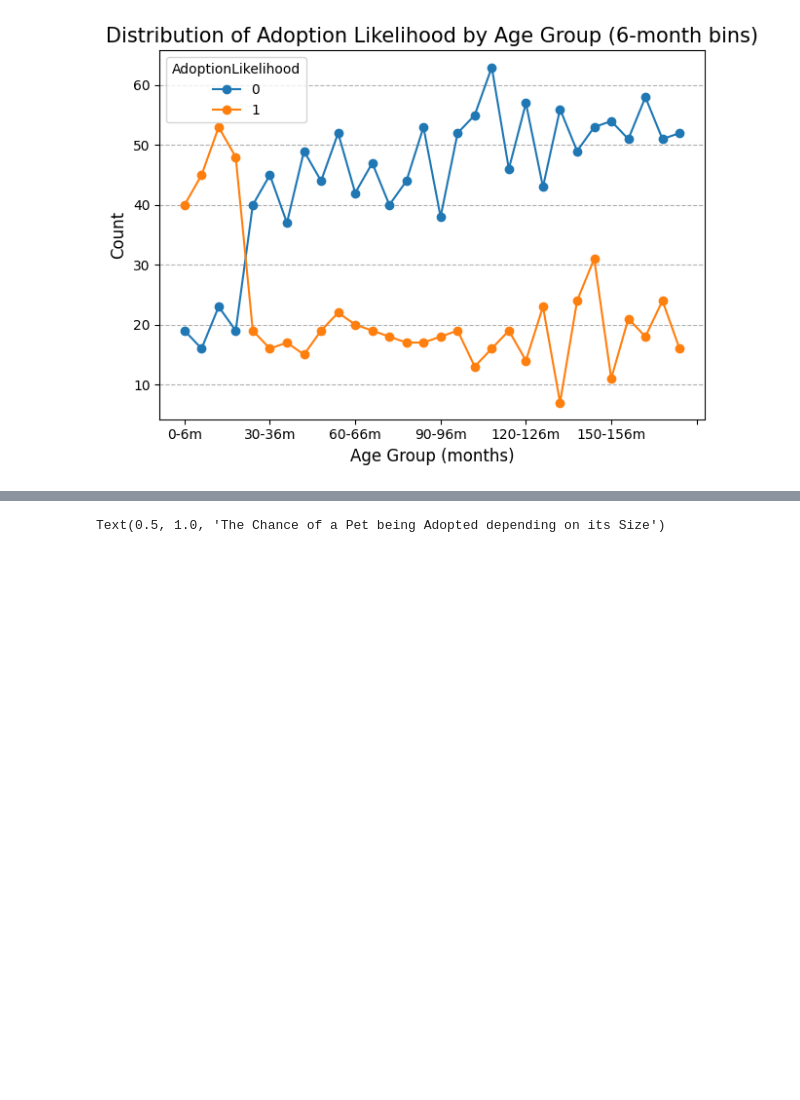
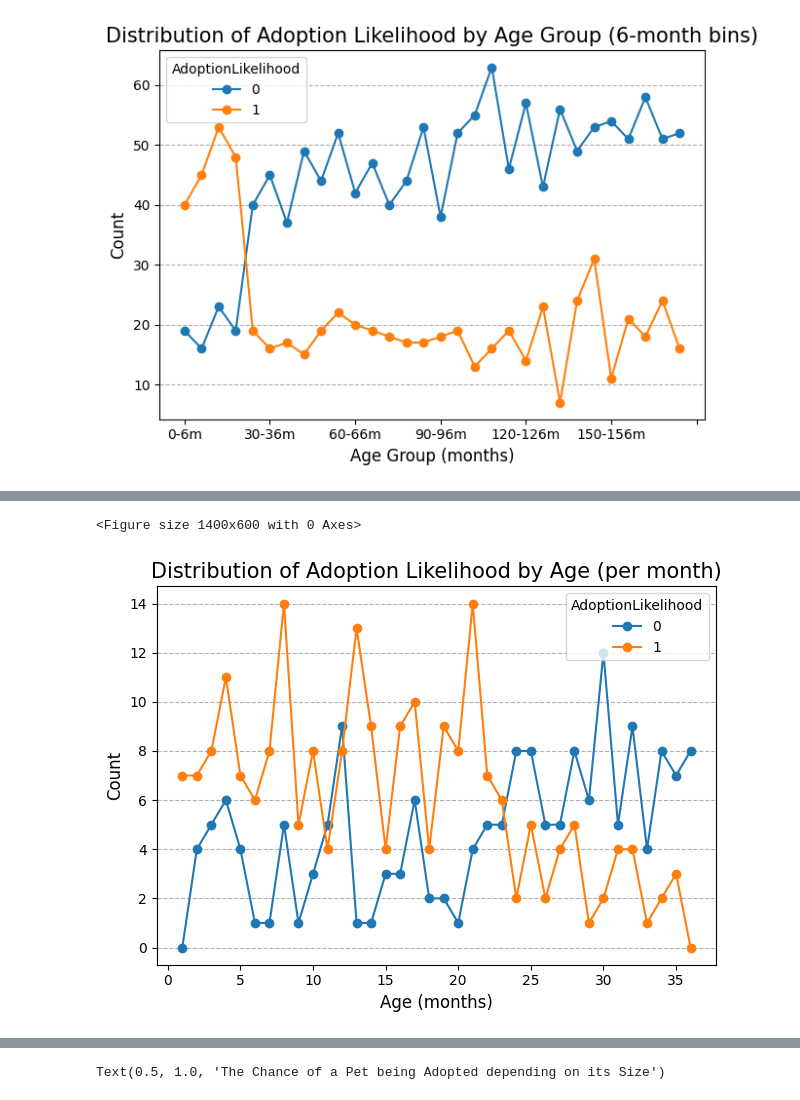
Before and after one commit to lumaruyam/supervised_learning, a Jupyter notebook: eda.ipynb, the cells around one changed output, grey strips where cells are left out. Cells and saved outputs as stored; diff of their text form; code cells hidden in the pictures; blank space fills up the shorter version.

```diff
--- a/eda.ipynb
+++ b/eda.ipynb
@@ -107,0 +171,21 @@ plt.show()
+# %%
+# Group by individual months and AdoptionLikelihood
+counts = df.groupby(['AgeMonths', 'AdoptionLikelihood']).size().unstack(fill_value=0)
+
+# Filter to only show months up to 36
+counts_filtered = counts[counts.index <= 36]
+
+# Plot as line graph
+plt.figure(figsize=(14, 6))
+counts_filtered.plot(kind='line', marker='o')
+
+plt.title('Distribution of Adoption Likelihood by Age (per month)', fontsize=15)
+plt.xlabel('Age (months)', fontsize=12)
+plt.ylabel('Count', fontsize=12)
+plt.grid(axis='y', linestyle='--')
+plt.legend(title='AdoptionLikelihood')
+plt.tight_layout()
+plt.show()
+# %% [output]
+<Figure size 1400x600 with 0 Axes>
+[figure, added]
```
Also changed, not shown: parts of 22 cells of this notebook.
